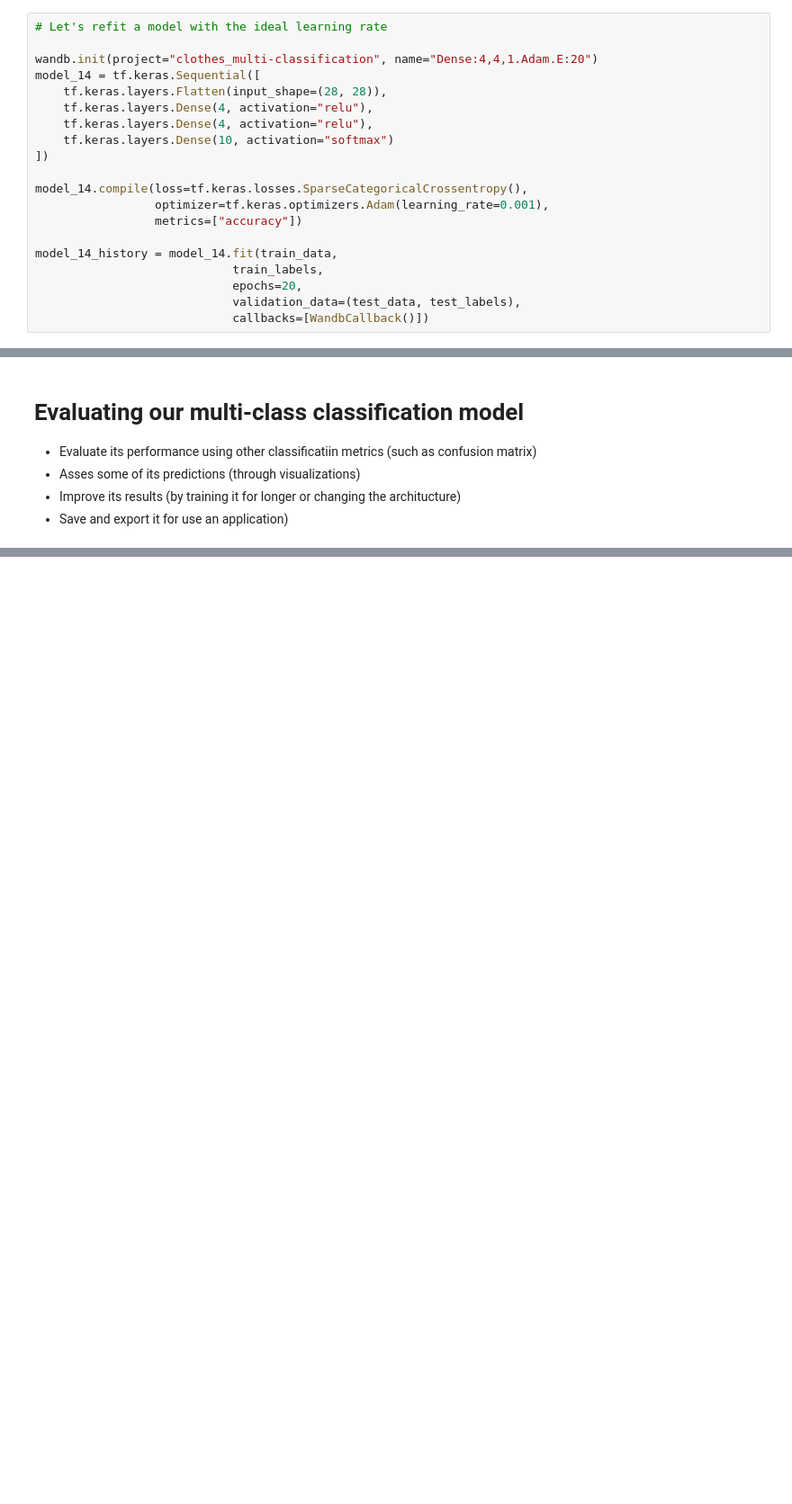
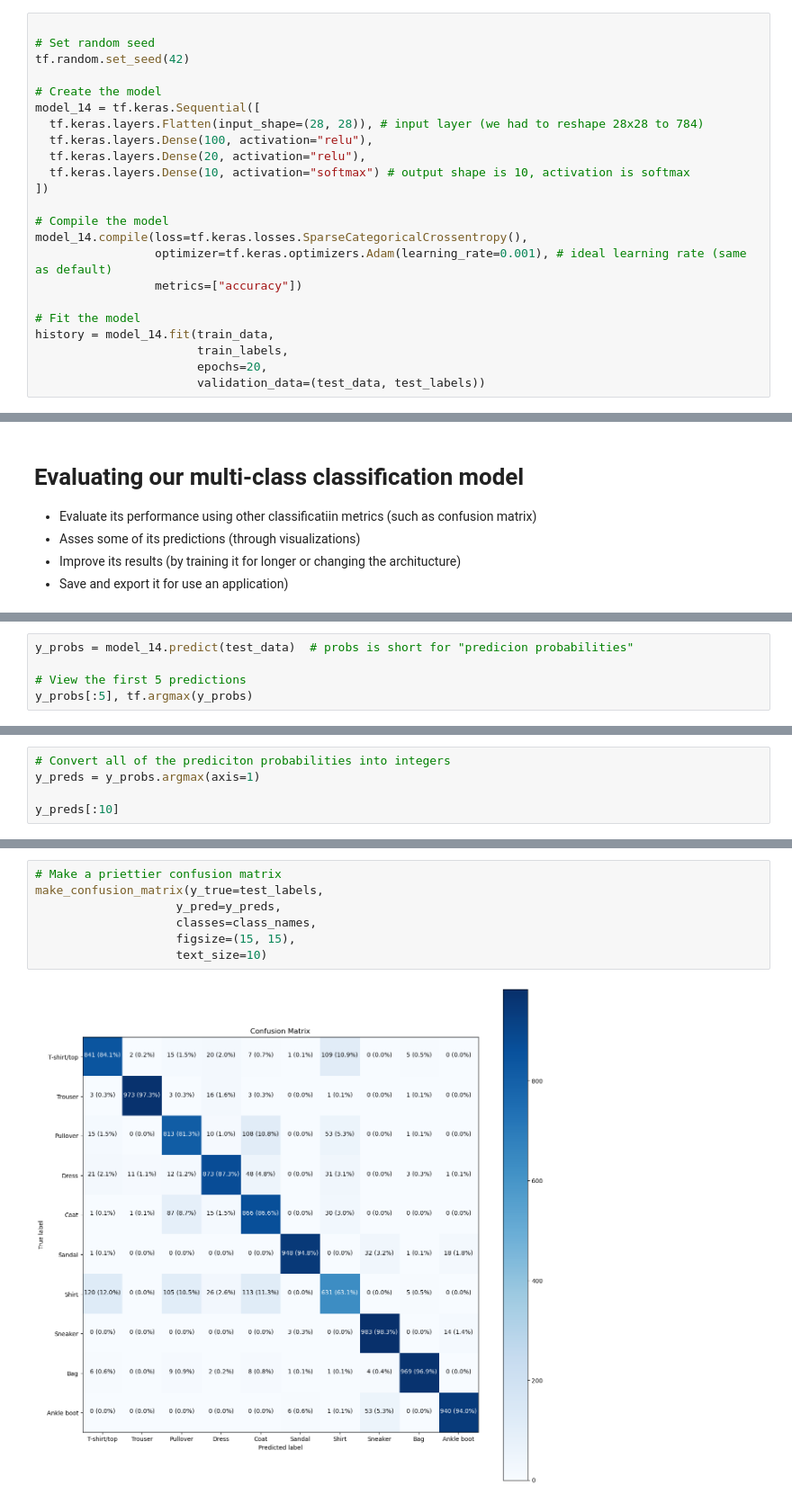
Before and after one commit to KajetanFrackowiak/tensorflow_fundamentals, a Jupyter notebook: 02_neural_network_classification_with_tensorflow.ipynb, the cells around one changed output, grey strips where cells are left out. Shown at 90% size. Cells and saved outputs as stored; diff of their text form; blank space fills up the shorter version.

```diff
--- a/02_neural_network_classification_with_tensorflow.ipynb
+++ b/02_neural_network_classification_with_tensorflow.ipynb
@@ -1386,23 +1359,26 @@ plt.title("Finding the ideal learning rate")
 Text(0.5, 1.0, 'Finding the ideal learning rate')
 [figure]
 # %%
-# Let's refit a model with the ideal learning rate
 
-wandb.init(project="clothes_multi-classification", name="Dense:4,4,1.Adam.E:20")
+# Set random seed
+tf.random.set_seed(42)
+
+# Create the model
 model_14 = tf.keras.Sequential([
-    tf.keras.layers.Flatten(input_shape=(28, 28)),
-    tf.keras.layers.Dense(4, activation="relu"),
-    tf.keras.layers.Dense(4, activation="relu"),
-    tf.keras.layers.Dense(10, activation="softmax")
+  tf.keras.layers.Flatten(input_shape=(28, 28)), # input layer (we had to reshape 28x28 to 784)
+  tf.keras.layers.Dense(100, activation="relu"),
+  tf.keras.layers.Dense(20, activation="relu"),
+  tf.keras.layers.Dense(10, activation="softmax") # output shape is 10, activation is softmax
 ])
 
+# Compile the model
 model_14.compile(loss=tf.keras.losses.SparseCategoricalCrossentropy(),
-                 optimizer=tf.keras.optimizers.Adam(learning_rate=0.001),
+                 optimizer=tf.keras.optimizers.Adam(learning_rate=0.001), # ideal learning rate (same as default)
                  metrics=["accuracy"])
 
-model_14_history = model_14.fit(train_data,
-                            train_labels,
-                            epochs=20,
-                            validation_data=(test_data, test_labels),
-                            callbacks=[WandbCallback()])
+# Fit the model
+history = model_14.fit(train_data,
+                       train_labels,
+                       epochs=20,
+                       validation_data=(test_data, test_labels))
 # %% [output]
@@ -1463,0 +1495,5 @@ model_12.evaluate(test_data, test_labels), model_14.evaluate(test_data, test_lab
+# %%
+y_probs = model_14.predict(test_data)  # probs is short for "predicion probabilities"
+
+# View the first 5 predictions
+y_probs[:5], tf.argmax(y_probs)
@@ -1463,0 +1528,5 @@ model_12.evaluate(test_data, test_labels), model_14.evaluate(test_data, test_lab
+# %%
+# Convert all of the prediciton probabilities into integers
+y_preds = y_probs.argmax(axis=1)
+
+y_preds[:10]
@@ -1463,0 +1555,9 @@ model_12.evaluate(test_data, test_labels), model_14.evaluate(test_data, test_lab
+# %%
+# Make a priettier confusion matrix
+make_confusion_matrix(y_true=test_labels,
+                    y_pred=y_preds,
+                    classes=class_names,
+                    figsize=(15, 15),
+                    text_size=10)
+# %% [output]
+[figure, added]
```
Also changed, not shown: parts of 46 cells of this notebook, 15 other files.
